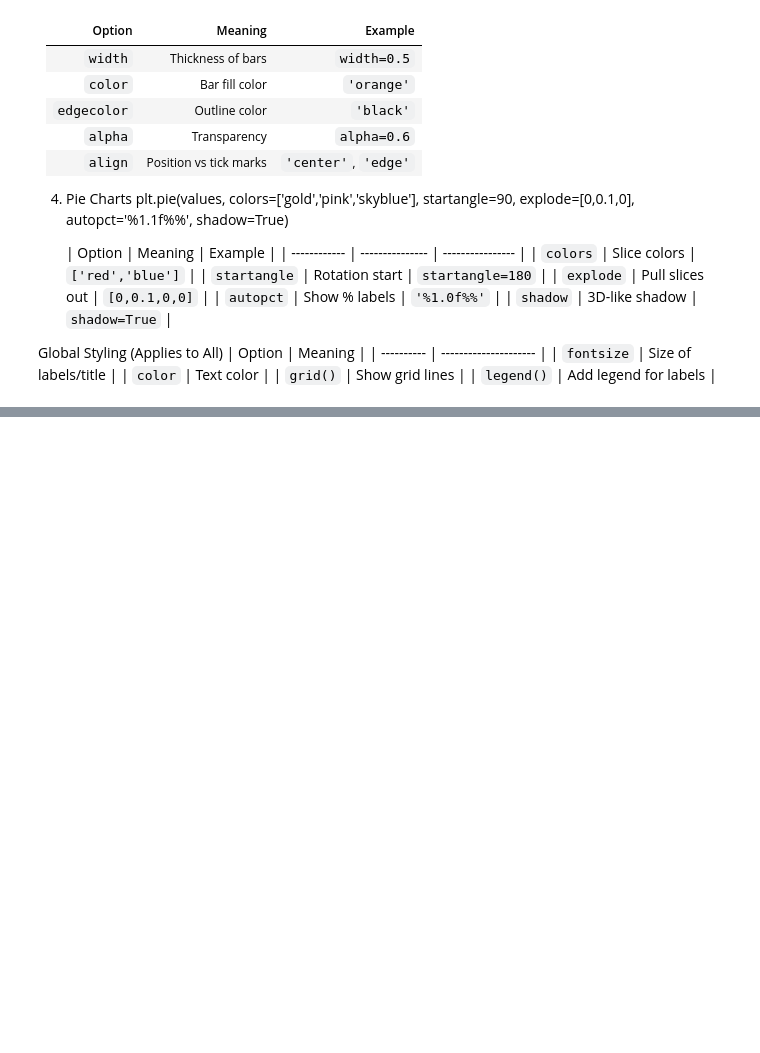
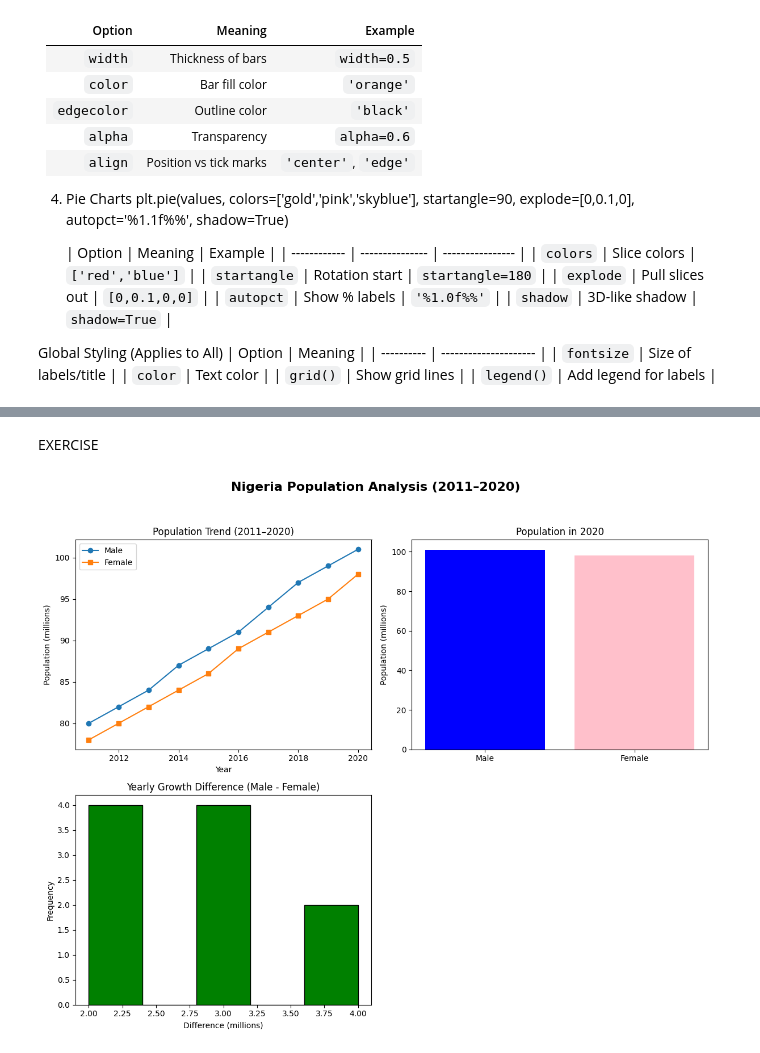
Before and after one commit to ElizabethOgbee/Data-Analytics-Python, a Jupyter notebook: pandas/zmatlip1_intro.ipynb, the cells around one changed output, grey strips where cells are left out. Cells and saved outputs as stored; diff of their text form; code cells hidden in the pictures; blank space fills up the shorter version.

Commit message:
added subplot

```diff
--- a/pandas/zmatlip1_intro.ipynb
+++ b/pandas/zmatlip1_intro.ipynb
@@ -329,0 +399,62 @@ Global Styling (Applies to All)
+# %% [markdown]
+EXERCISE
+# %%
+import matplotlib.pyplot as plt
+
+# ==============================
+# 1. Sample Data (Nigeria Population)
+# ==============================
+years = list(range(2011, 2021))                    # Years 2011–2020
+male = [80, 82, 84, 87, 89, 91, 94, 97, 99, 101]
+female = [78, 80, 82, 84, 86, 89, 91, 93, 95, 98]
+# Now growth_diff will be [2, 2, 2, 3, 3, 2, 3, 4, 4, 3]
+
+
+# Yearly growth difference (Male - Female)
+growth_diff = [m - f for m, f in zip(male, female)]
+
+# ==============================
+# 2. Create a 2x2 Grid Layout
+# ==============================
+fig, ax = plt.subplots(2, 2, figsize=(12, 10))   # 2 rows, 2 columns
+
+# ==============================
+# 3. Plot Different Subplots
+# ==============================
+
+# --- Top-left subplot: Line chart (Trend over time)
+ax[0][0].plot(years, male, label="Male", marker="o")
+ax[0][0].plot(years, female, label="Female", marker="s")
+ax[0][0].set_title("Population Trend (2011–2020)")
+ax[0][0].set_xlabel("Year")
+ax[0][0].set_ylabel("Population (millions)")
+ax[0][0].legend()
+
+# --- Top-right subplot: Bar chart (2020 snapshot)
+ax[0][1].bar(["Male", "Female"], [male[-1], female[-1]],
+             color=["blue", "pink"])
+ax[0][1].set_title("Population in 2020")
+ax[0][1].set_ylabel("Population (millions)")
+
+# --- Bottom-left subplot: Histogram (Difference distribution)
+ax[1][0].hist(growth_diff, bins=5, color="green", edgecolor="black")
+ax[1][0].set_title("Yearly Growth Difference (Male - Female)")
+ax[1][0].set_xlabel("Difference (millions)")
+ax[1][0].set_ylabel("Frequency")
+
+# --- Bottom-right subplot: Empty (we don’t need it)
+ax[1][1].axis("off")   # Hide the extra box
+
+# ==============================
+# 4. Add Overall Title for the Figure
+# ==============================
+fig.suptitle("Nigeria Population Analysis (2011–2020)",
+             fontsize=16, fontweight="bold")
+
+# ==============================
+# 5. Adjust Layout & Show
+# ==============================
+plt.tight_layout(rect=[0, 0, 1, 0.95])  # leaves space for big title
+plt.show()
+# %% [output]
+[figure, added]
```
Also changed, not shown: parts of 5 cells of this notebook.
